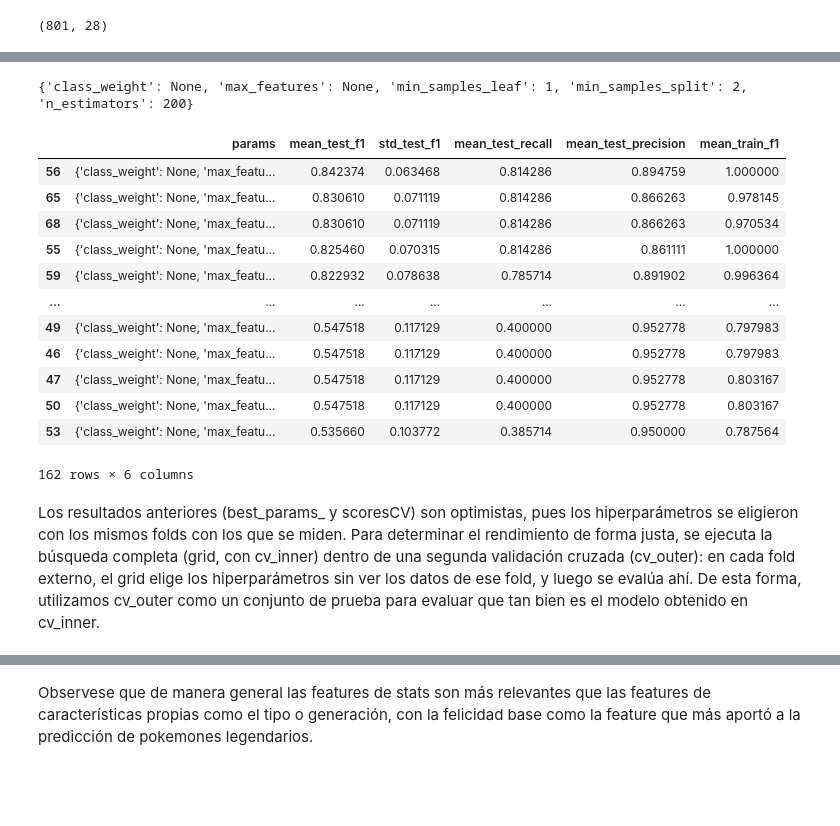
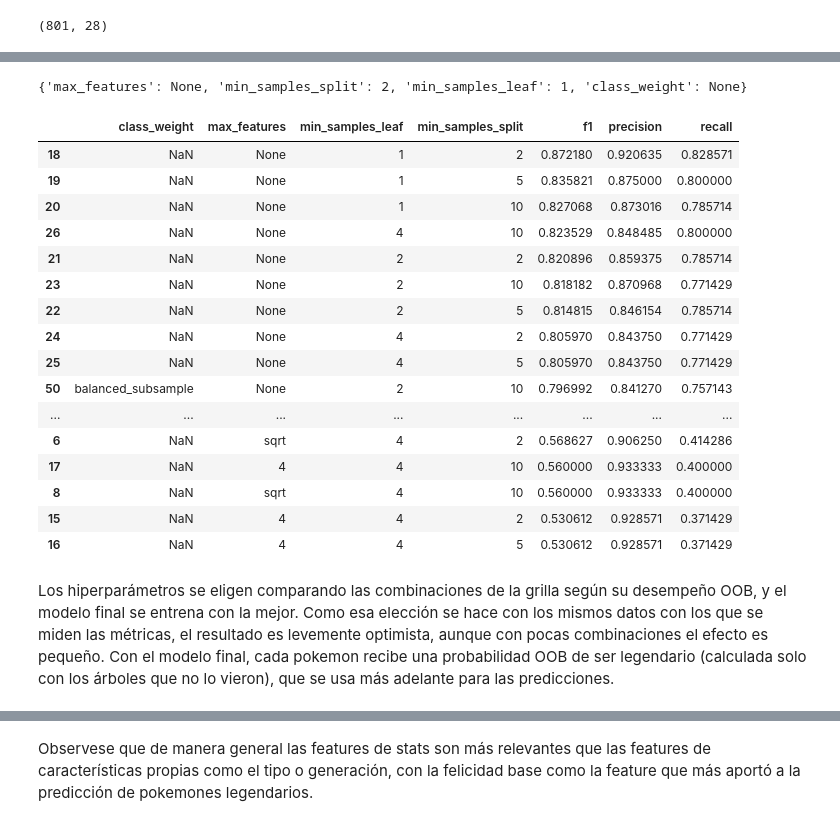
Before and after one commit to keitzeta/Pokemon-Inference-Classification-Outcomes, a Jupyter notebook: LegendaryPrediction.ipynb, the cells around one changed output, grey strips where cells are left out. Cells and saved outputs as stored; diff of their text form; code cells hidden in the pictures; blank space fills up the shorter version.

```diff
--- a/LegendaryPrediction.ipynb
+++ b/LegendaryPrediction.ipynb
@@ -23,6 +28,15 @@ matplotlib.rcParams['figure.dpi'] = 300
 # %%
 PokemonSet = pd.read_csv('pokemon.csv')
 target = PokemonSet['is_legendary']
+# %%
+PokemonSet['capture_rate'] = pd.to_numeric(PokemonSet['capture_rate'], errors='coerce')
+
+PokemonSet['capture_rate'] = (
+    PokemonSet['capture_rate']
+    .astype(str)
+    .str.extract(r'(\d+)', expand=False)
+    .astype('Int64')
+)
 # %% [markdown]
 ## Filtrado de Features
 
@@ -186,6 +194,5 @@ scoring = {'f1': 'f1',
 # %%
 parameters = {'max_features':['sqrt', 4, None],
-              'n_estimators':[100, 200, 500],
               'min_samples_split': [2, 5, 10],
               'min_samples_leaf': [1, 2, 4],
               'class_weight': [None, 'balanced_subsample']}
@@ -194,13 +201,13 @@ Como nuestra clase positiva '1' pokemon Legendario es mucho menor que la clase '
 # %%
-grid = GridSearchCV(
-    estimator=model,
-    param_grid=parameters,
-    cv=cv_inner,
-    scoring=scoring,
-    refit='recall',
-    return_train_score=True,
-    n_jobs=-1,
-    verbose=1
-)
+criterio = 'f1'
 
-grid.fit(features, target)
+filas = []
+for params in ParameterGrid(parameters):
+    rf_tmp = RandomForestClassifier(n_estimators=500, oob_score=True,
+                                    n_jobs=-1, random_state=42, **params)
+    rf_tmp.fit(features, target)
+    pred = (rf_tmp.oob_decision_function_[:, 1] > 0.5).astype(int)
+    filas.append({**params,
+                  'f1': f1_score(target, pred),
+                  'precision': precision_score(target, pred),
+                  'recall': recall_score(target, pred)})
@@ -219,31 +214,31 @@ GridSearchCV(cv=StratifiedKFold(n_splits=5, random_state=1, shuffle=True),
 # %%
-print(grid.best_params_)
+mejores = max(filas, key=lambda f: f[criterio])
+mejores_params = {k: mejores[k] for k in parameters}
+print(mejores_params)
 # %% [output]
-{'class_weight': None, 'max_features': None, 'min_samples_leaf': 1, 'min_samples_split': 2, 'n_estimators': 200}
+{'max_features': None, 'min_samples_split': 2, 'min_samples_leaf': 1, 'class_weight': None}
 # %%
-scoresGrid = pd.DataFrame(grid.cv_results_)
-scoresCV = (scoresGrid[['params',
-                        'mean_test_f1',
-                        'std_test_f1',
-                        'mean_test_recall',
-                        'mean_test_precision',
-                        'mean_train_f1']].sort_values(by='mean_test_f1', ascending=False))
+resultados_oob = pd.DataFrame(filas).sort_values(by=criterio, ascending=False)
 # %%
-scoresCV
+resultados_oob
 # %% [output]
-|  | params | mean_test_f1 | std_test_f1 | mean_test_recall | mean_test_precision | mean_train_f1 |
-| 56 | {'class_weight': None, 'max_featu... | 0.842374 | 0.063468 | 0.814286 | 0.894759 | 1.000000 |
-| 65 | {'class_weight': None, 'max_featu... | 0.830610 | 0.071119 | 0.814286 | 0.866263 | 0.978145 |
-| 68 | {'class_weight': None, 'max_featu... | 0.830610 | 0.071119 | 0.814286 | 0.866263 | 0.970534 |
-| 55 | {'class_weight': None, 'max_featu... | 0.825460 | 0.070315 | 0.814286 | 0.861111 | 1.000000 |
-| 59 | {'class_weight': None, 'max_featu... | 0.822932 | 0.078638 | 0.785714 | 0.891902 | 0.996364 |
-| ... | ... | ... | ... | ... | ... | ... |
-| 49 | {'class_weight': None, 'max_featu... | 0.547518 | 0.117129 | 0.400000 | 0.952778 | 0.797983 |
-| 46 | {'class_weight': None, 'max_featu... | 0.547518 | 0.117129 | 0.400000 | 0.952778 | 0.797983 |
-| 47 | {'class_weight': None, 'max_featu... | 0.547518 | 0.117129 | 0.400000 | 0.952778 | 0.803167 |
-| 50 | {'class_weight': None, 'max_featu... | 0.547518 | 0.117129 | 0.400000 | 0.952778 | 0.803167 |
-| 53 | {'class_weight': None, 'max_featu... | 0.535660 | 0.103772 | 0.385714 | 0.950000 | 0.787564 |
+|  | class_weight | max_features | min_samples_leaf | min_samples_split | f1 | precision | recall |
+| 18 | NaN | None | 1 | 2 | 0.872180 | 0.920635 | 0.828571 |
+| 19 | NaN | None | 1 | 5 | 0.835821 | 0.875000 | 0.800000 |
+| 20 | NaN | None | 1 | 10 | 0.827068 | 0.873016 | 0.785714 |
+| 26 | NaN | None | 4 | 10 | 0.823529 | 0.848485 | 0.800000 |
+| 21 | NaN | None | 2 | 2 | 0.820896 | 0.859375 | 0.785714 |
+| 23 | NaN | None | 2 | 10 | 0.818182 | 0.870968 | 0.771429 |
+| 22 | NaN | None | 2 | 5 | 0.814815 | 0.846154 | 0.785714 |
+| 24 | NaN | None | 4 | 2 | 0.805970 | 0.843750 | 0.771429 |
+| 25 | NaN | None | 4 | 5 | 0.805970 | 0.843750 | 0.771429 |
+| 50 | balanced_subsample | None | 2 | 10 | 0.796992 | 0.841270 | 0.757143 |
+| ... | ... | ... | ... | ... | ... | ... | ... |
+| 6 | NaN | sqrt | 4 | 2 | 0.568627 | 0.906250 | 0.414286 |
+| 17 | NaN | 4 | 4 | 10 | 0.560000 | 0.933333 | 0.400000 |
+| 8 | NaN | sqrt | 4 | 10 | 0.560000 | 0.933333 | 0.400000 |
+| 15 | NaN | 4 | 4 | 2 | 0.530612 | 0.928571 | 0.371429 |
+| 16 | NaN | 4 | 4 | 5 | 0.530612 | 0.928571 | 0.371429 |
-162 rows × 6 columns
 # %% [markdown]
-Los resultados anteriores (best_params_ y scoresCV) son optimistas, pues los hiperparámetros se eligieron con los mismos folds con los que se miden. Para determinar el rendimiento de forma justa, se ejecuta la búsqueda completa (grid, con cv_inner) dentro de una segunda validación cruzada (cv_outer): en cada fold externo, el grid elige los hiperparámetros sin ver los datos de ese fold, y luego se evalúa ahí. De esta forma, utilizamos cv_outer como un conjunto de prueba para evaluar que tan bien es el modelo obtenido en cv_inner.
+Los hiperparámetros se eligen comparando las combinaciones de la grilla según su desempeño OOB, y el modelo final se entrena con la mejor. Como esa elección se hace con los mismos datos con los que se miden las métricas, el resultado es levemente optimista, aunque con pocas combinaciones el efecto es pequeño. Con el modelo final, cada pokemon recibe una probabilidad OOB de ser legendario (calculada solo con los árboles que no lo vieron), que se usa más adelante para las predicciones.
 # %%
```
Also changed, not shown: parts of 21 cells of this notebook, 2 other files.
